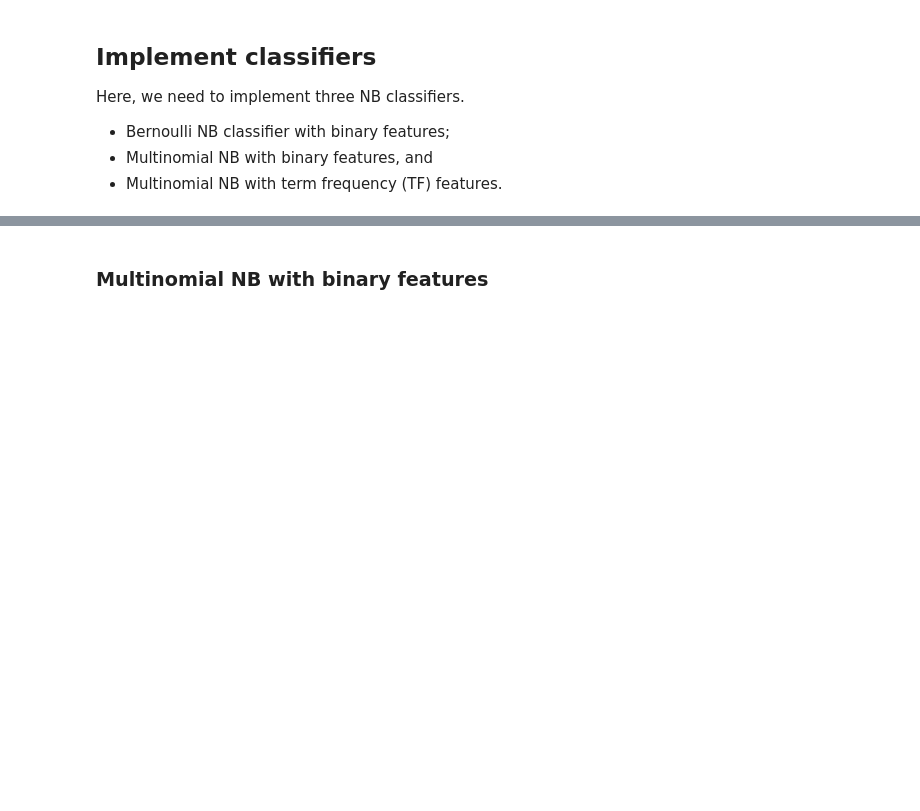
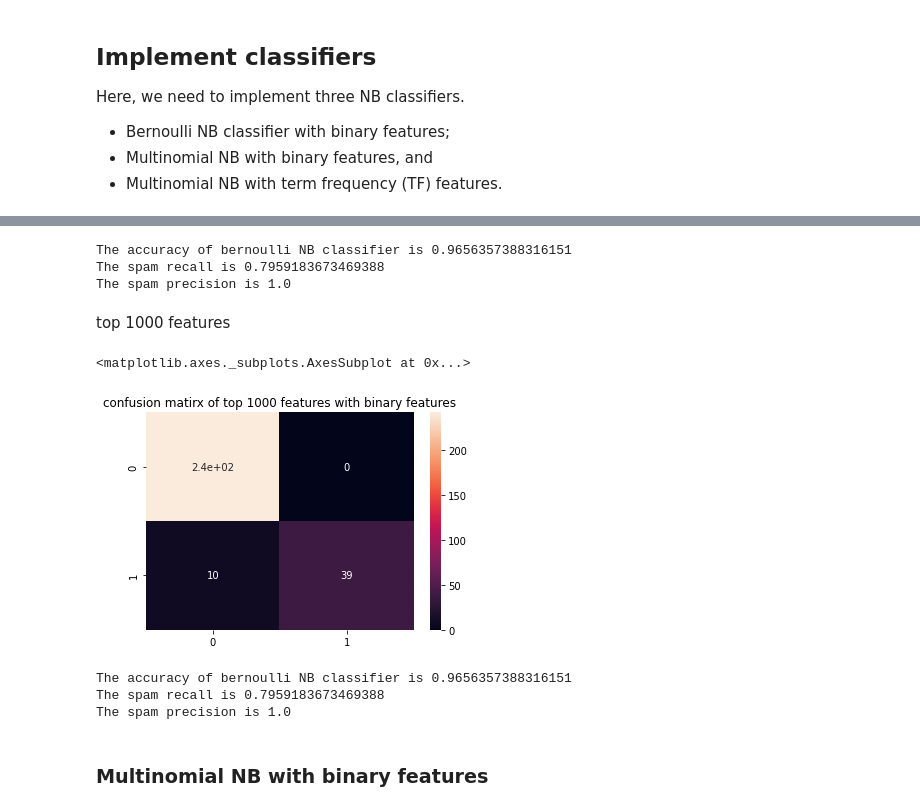
Before and after one commit to yeb2Binfang/ECE-GY-9163-ML-cyber, a Jupyter notebook: Lab/MLSec_Lab1.ipynb, the cells around one changed output, grey strips where cells are left out. Drawn from its saved outputs; the diff is of its cells as text; code cells hidden in the pictures; blank space fills up the shorter version.

```diff
--- a/Lab/MLSec_Lab1.ipynb
+++ b/Lab/MLSec_Lab1.ipynb
@@ -455,3 +554,46 @@ print(temp_dict)
+# %%
+acc_top_100_bernoulli = accuracy_score(test_data_100_binary_feature_true_label, test_data_100_binary_feature_pred_result)
+recall_top_100_bernoulli = recall_score(test_data_100_binary_feature_true_label, test_data_100_binary_feature_pred_result, average='binary')
+precision_top_100_bernoulli = precision_score(test_data_100_binary_feature_true_label, test_data_100_binary_feature_pred_result, average='binary')
+
+print("The accuracy of bernoulli NB classifier is {}".format(acc_top_100_bernoulli))
+print("The spam recall is {}".format(recall_top_100_bernoulli))
+print("The spam precision is {}".format(precision_top_100_bernoulli))
+# %% [output]
+The accuracy of bernoulli NB classifier is 0.9656357388316151
+The spam recall is 0.7959183673469388
+The spam precision is 1.0
+# %% [markdown]
+top 1000 features
+# %%
+test_data_1000_binary_feature_list = []
+for item in test_data_1000_binary_feature:
+  test_data_1000_binary_feature_list.append(list(item.values()))
+# %%
+test_data_1000_binary_feature_pred_result = []
+test_data_1000_binary_feature_true_label = []
+for email in test_data_1000_binary_feature_list:
+  test_data_1000_binary_feature_pred_result.append(BernoulliNBWithBinaryFeatures(top_1000_IG_words, email[0:999], count_spam, count_ham, spam_word_count, ham_word_count))
+  test_data_1000_binary_feature_true_label.append(email[-1])
+# %%
+cf_matrix = confusion_matrix(test_data_1000_binary_feature_true_label, test_data_1000_binary_feature_pred_result)
+plt.title("confusion matirx of top 1000 features with binary features")
+sns.heatmap(cf_matrix, annot=True)
+# %% [output]
+<matplotlib.axes._subplots.AxesSubplot at 0x...>
+[figure, added]
+# %%
+acc_top_1000_bernoulli = accuracy_score(test_data_1000_binary_feature_true_label, test_data_1000_binary_feature_pred_result)
+recall_top_1000_bernoulli = recall_score(test_data_1000_binary_feature_true_label, test_data_1000_binary_feature_pred_result, average='binary')
+precision_top_1000_bernoulli = precision_score(test_data_1000_binary_feature_true_label, test_data_1000_binary_feature_pred_result, average='binary')
+
+print("The accuracy of bernoulli NB classifier is {}".format(acc_top_1000_bernoulli))
+print("The spam recall is {}".format(recall_top_1000_bernoulli))
+print("The spam precision is {}".format(precision_top_1000_bernoulli))
+# %% [output]
+The accuracy of bernoulli NB classifier is 0.9656357388316151
+The spam recall is 0.7959183673469388
+The spam precision is 1.0
 # %% [markdown]
 ### Multinomial NB with binary features
 # %% [markdown]
```
Also changed, not shown: parts of 28 cells of this notebook.
